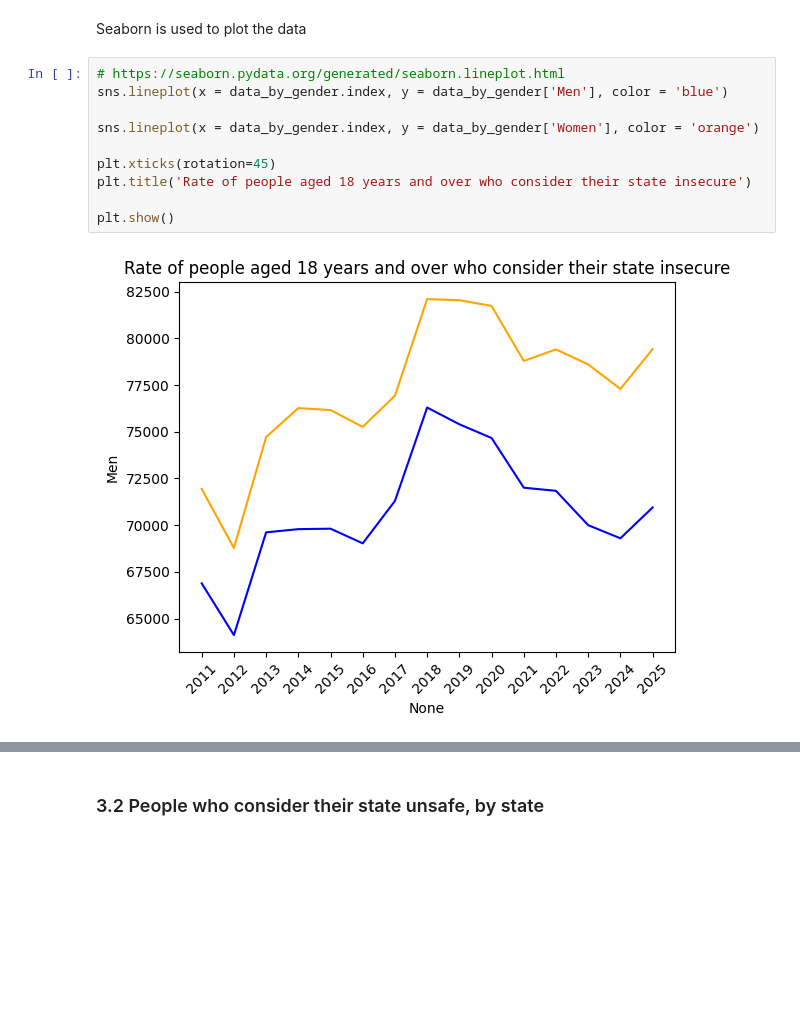
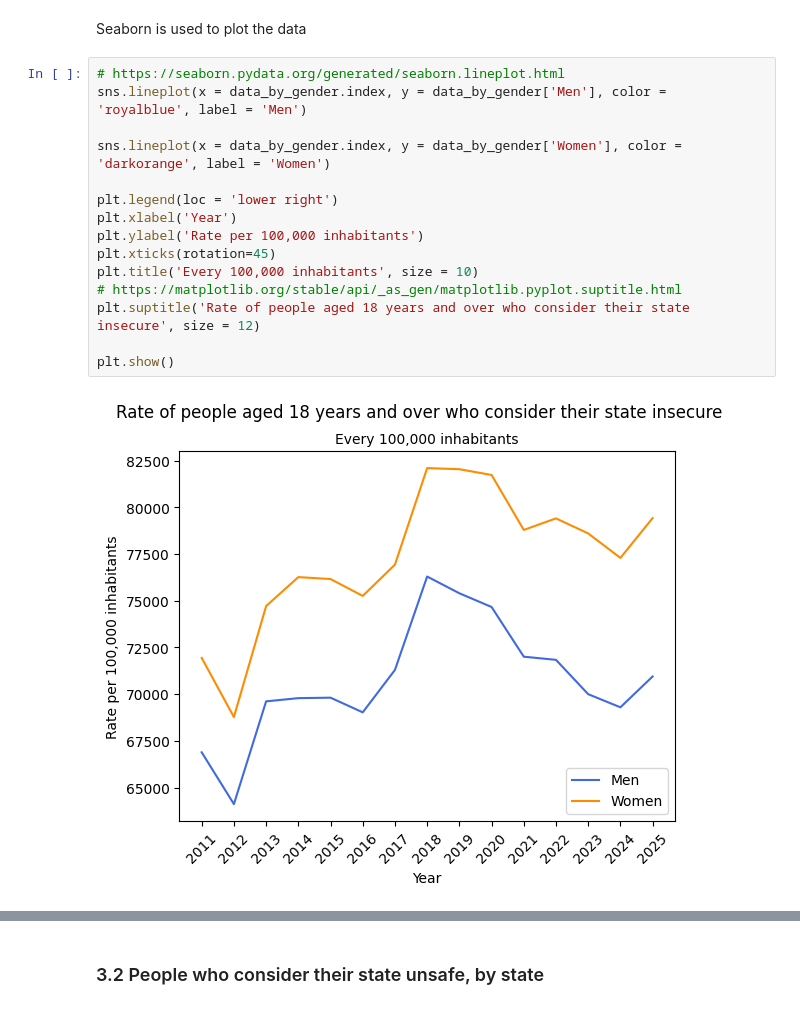
Before and after one commit to irenecelebrin/programming-for-data-analytics, a Jupyter notebook: project/project.ipynb, the cells around one changed output, grey strips where cells are left out. Drawn from its saved outputs; the diff is of its cells as text; blank space fills up the shorter version.

```diff
--- a/project/project.ipynb
+++ b/project/project.ipynb
@@ -411,13 +411,18 @@ data_by_gender.head(5)
 Seaborn is used to plot the data
 # %%
 # https://seaborn.pydata.org/generated/seaborn.lineplot.html
-sns.lineplot(x = data_by_gender.index, y = data_by_gender['Men'], color = 'blue')
+sns.lineplot(x = data_by_gender.index, y = data_by_gender['Men'], color = 'royalblue', label = 'Men')
 
-sns.lineplot(x = data_by_gender.index, y = data_by_gender['Women'], color = 'orange')
+sns.lineplot(x = data_by_gender.index, y = data_by_gender['Women'], color = 'darkorange', label = 'Women')
 
+plt.legend(loc = 'lower right')
+plt.xlabel('Year')
+plt.ylabel('Rate per 100,000 inhabitants')
 plt.xticks(rotation=45)
-plt.title('Rate of people aged 18 years and over who consider their state insecure')
+plt.title('Every 100,000 inhabitants', size = 10)
+# https://matplotlib.org/stable/api/_as_gen/matplotlib.pyplot.suptitle.html
+plt.suptitle('Rate of people aged 18 years and over who consider their state insecure', size = 12)
 
 plt.show()
 # %% [output]
-[figure, old version]
+[figure, new version]
```
Also changed, not shown: parts of 3 cells of this notebook.
